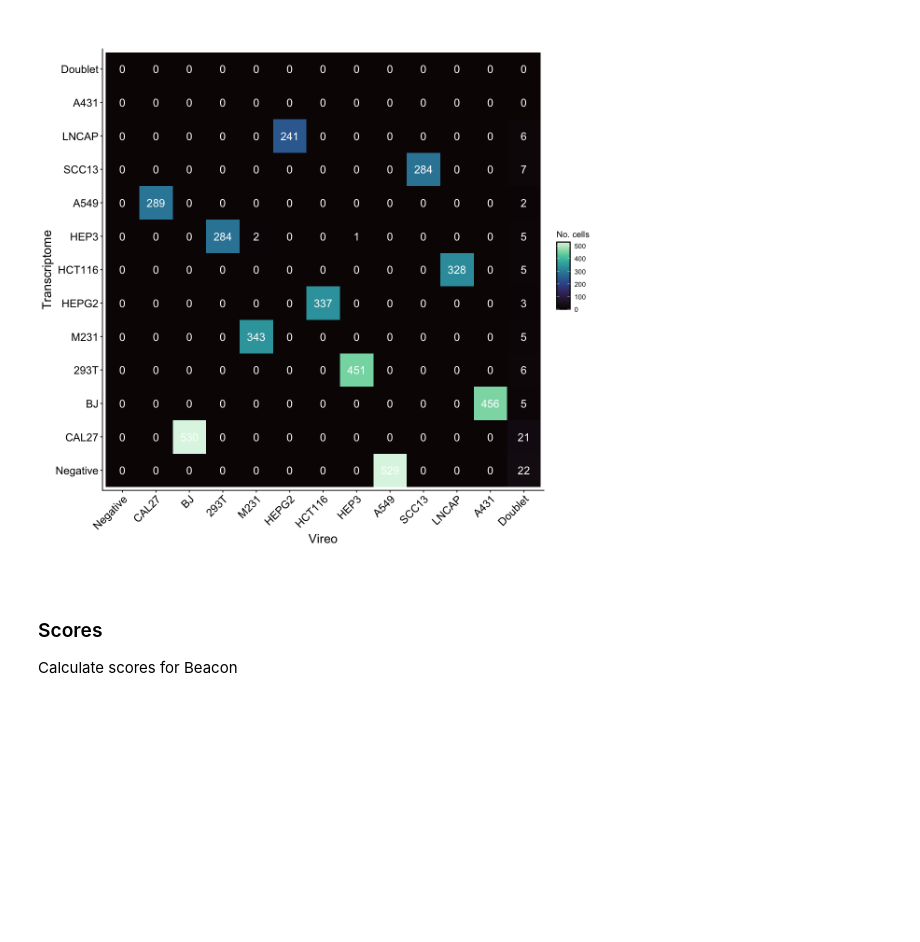
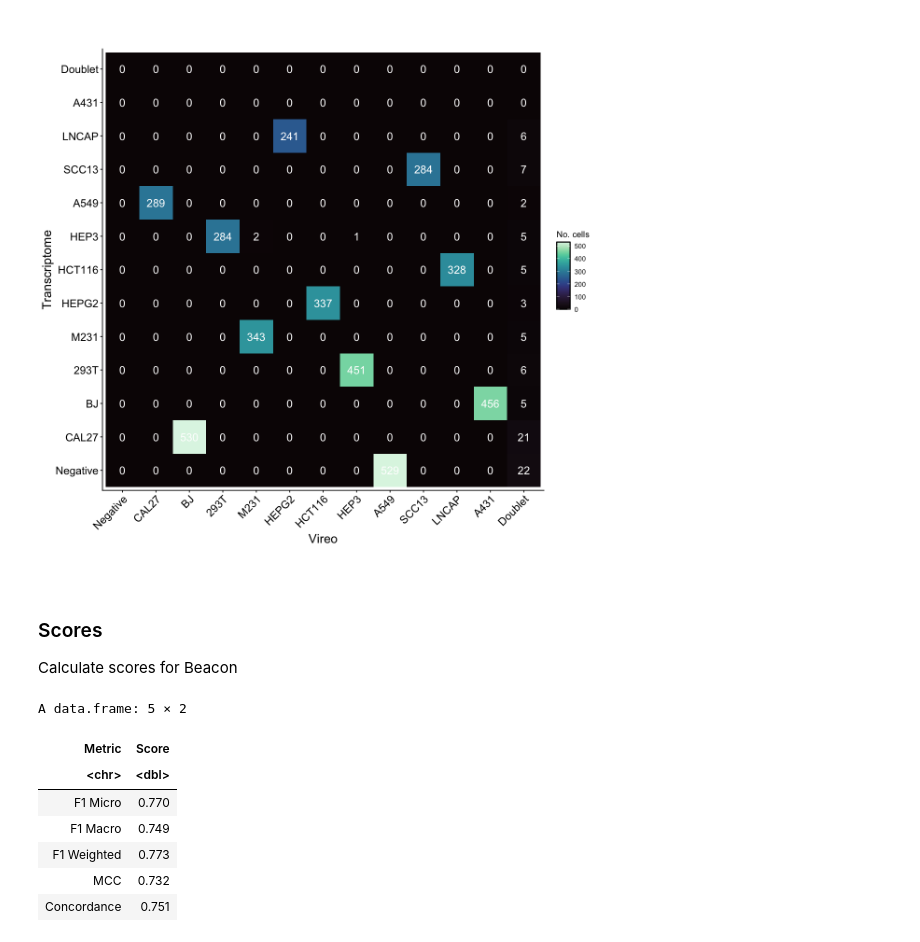
Before and after one commit to cheryl-xiang/BeaconTest, a Jupyter notebook: beacon_tutorial.ipynb, the cells around one changed output. Saved outputs shown, nothing was run; the diff lists cells and outputs as text; code cells hidden in the pictures; blank space fills up the shorter version.

```diff
--- a/beacon_tutorial.ipynb
+++ b/beacon_tutorial.ipynb
@@ -314,3 +328,33 @@ ggplot(df_confusion, aes(Vireo, Transcriptome, fill = Freq)) +
 ### Scores
 
 Calculate scores for Beacon
+# %%
+bars <- bars_bar11
+weights <- weights_bar11
+truth <- truth_bar11_vireo
+
+common_cells <- intersect(names(truth), names(calls))
+tr <- truth[common_cells]
+pr <- calls[common_cells]
+
+scores <- data.frame(
+  Metric = c('F1 Micro', 'F1 Macro', 'F1 Weighted', 'MCC', 'Concordance'),
+  Score = round(c(
+    f1_micro(tr, pr),
+    f1_macro(tr, pr, bars),
+    f1_weighted(tr, pr, bars, weights),
+    mcc(tr, pr, bars),
+    concordance(tr, pr)
+  ), 3)
+)
+
+scores
+# %% [output]
+A data.frame: 5 × 2
+| Metric | Score |
+| <chr> | <dbl> |
+| F1 Micro | 0.770 |
+| F1 Macro | 0.749 |
+| F1 Weighted | 0.773 |
+| MCC | 0.732 |
+| Concordance | 0.751 |
```
Also changed, not shown: parts of 3 cells of this notebook, 1 other file.
